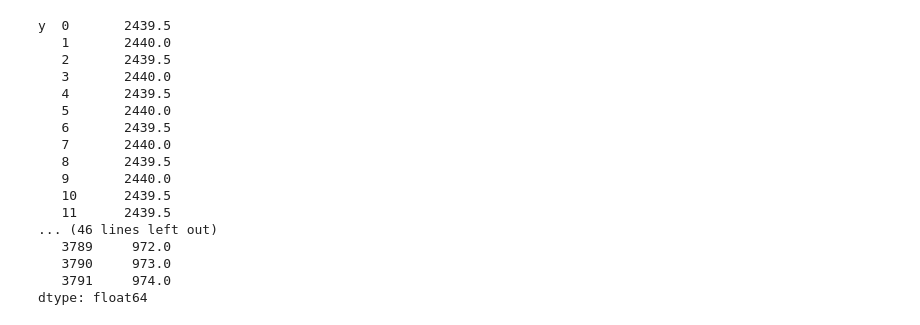
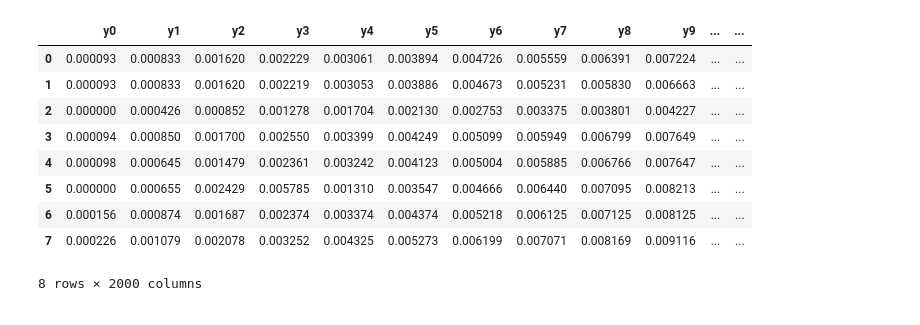
Before and after one commit to HackTheStacks/TeamDarWin-darwin-cluster, a Jupyter notebook: Cluster Base.ipynb, the cells around one changed output. Cells and saved outputs as stored; diff of their text form; code cells hidden in the pictures.

```diff
--- a/Cluster Base.ipynb
+++ b/Cluster Base.ipynb
@@ -38,20 +47,25 @@ for file_name in file_names:
-# %%
-edges[0].
-# %% [output]
-y  0       2439.5
-   1       2440.0
-   2       2439.5
-   3       2440.0
-   4       2439.5
-   5       2440.0
-   6       2439.5
-   7       2440.0
-   8       2439.5
-   9       2440.0
-   10      2439.5
-   11      2439.5
-... (46 lines left out)
-   3789     972.0
-   3790     973.0
-   3791     974.0
-dtype: float64
+# %%
+downsampled_edges = []
+for edge in edges:
+    downsampled_edges.append(helpers.downsample(axis_align_pandas(edge), 1000))
+
+total_frame_cols = get_cols_from_frame(downsampled_edges[0])
+total_frame = pd.DataFrame(columns=total_frame_cols)
+
+for edge in downsampled_edges:
+    total_frame = total_frame.append(frame_to_row(edge), ignore_index=True)
+
+# fr.append(pd.Series(unstacked.ravel(), index=cols), ignore_index=True)
+# %%
+total_frame
+# %% [output]
+|  | y0 | y1 | y2 | y3 | y4 | y5 | y6 | y7 | y8 | y9 | ... | ... |
+| 0 | 0.000093 | 0.000833 | 0.001620 | 0.002229 | 0.003061 | 0.003894 | 0.004726 | 0.005559 | 0.006391 | 0.007224 | ... | ... |
+| 1 | 0.000093 | 0.000833 | 0.001620 | 0.002219 | 0.003053 | 0.003886 | 0.004673 | 0.005231 | 0.005830 | 0.006663 | ... | ... |
+| 2 | 0.000000 | 0.000426 | 0.000852 | 0.001278 | 0.001704 | 0.002130 | 0.002753 | 0.003375 | 0.003801 | 0.004227 | ... | ... |
+| 3 | 0.000094 | 0.000850 | 0.001700 | 0.002550 | 0.003399 | 0.004249 | 0.005099 | 0.005949 | 0.006799 | 0.007649 | ... | ... |
+| 4 | 0.000098 | 0.000645 | 0.001479 | 0.002361 | 0.003242 | 0.004123 | 0.005004 | 0.005885 | 0.006766 | 0.007647 | ... | ... |
+| 5 | 0.000000 | 0.000655 | 0.002429 | 0.005785 | 0.001310 | 0.003547 | 0.004666 | 0.006440 | 0.007095 | 0.008213 | ... | ... |
+| 6 | 0.000156 | 0.000874 | 0.001687 | 0.002374 | 0.003374 | 0.004374 | 0.005218 | 0.006125 | 0.007125 | 0.008125 | ... | ... |
+| 7 | 0.000226 | 0.001079 | 0.002078 | 0.003252 | 0.004325 | 0.005273 | 0.006199 | 0.007071 | 0.008169 | 0.009116 | ... | ... |
+8 rows × 2000 columns
```
Also changed, not shown: parts of 9 cells of this notebook.
